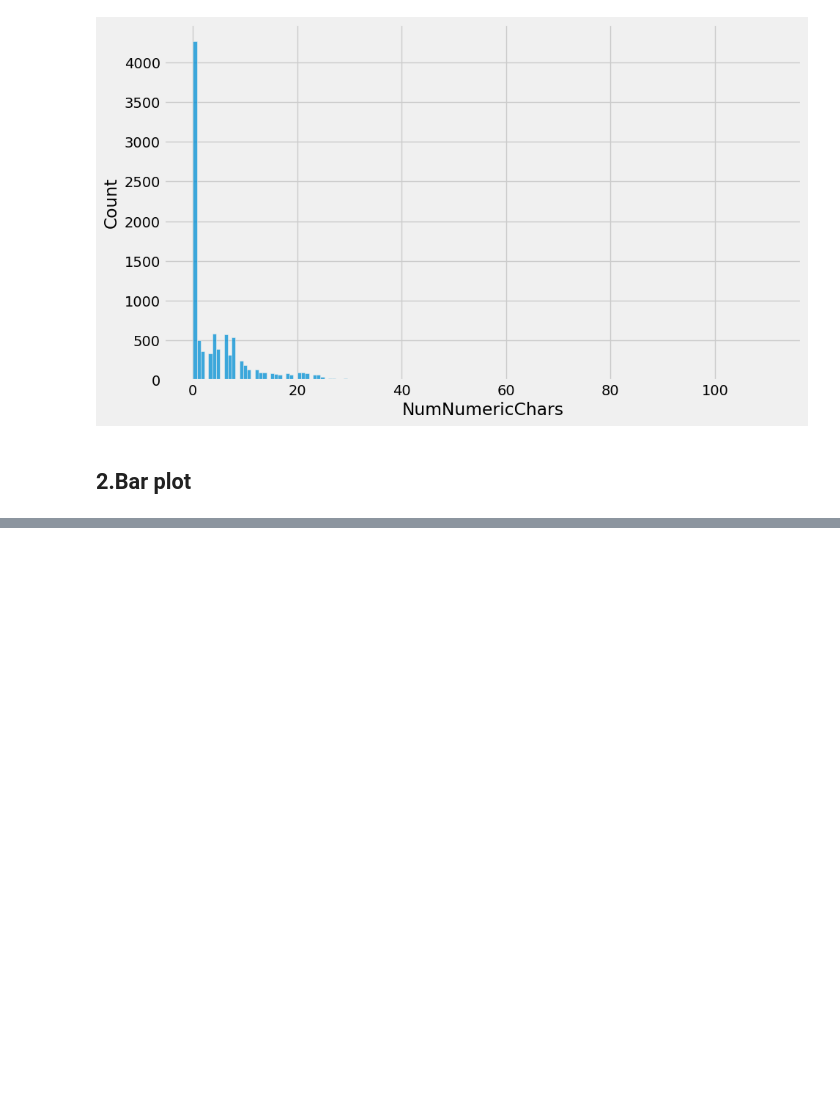
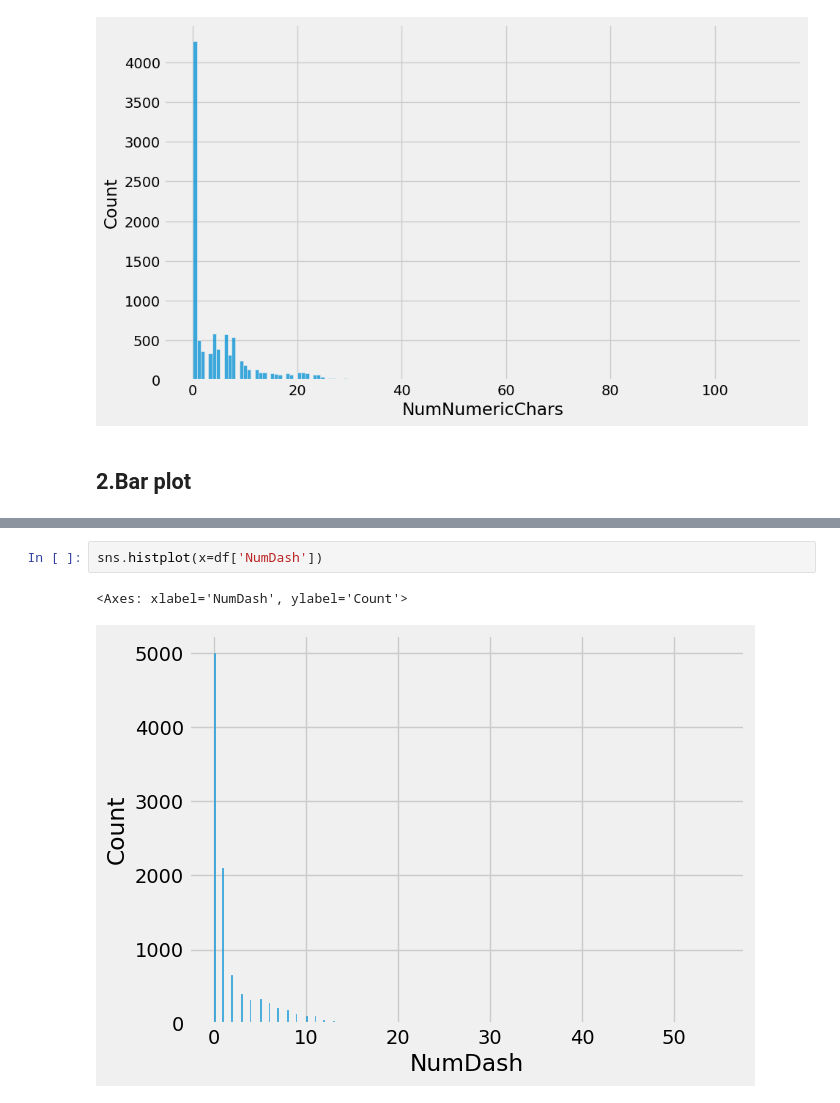
Before and after one commit to QaziSaim/Phishing-Domain-Detection, a Jupyter notebook: notebook/PhishingClassifierProject.ipynb, the cells around one changed output, grey strips where cells are left out. Cells and saved outputs as stored; diff of their text form; blank space fills up the shorter version.

```diff
--- a/notebook/PhishingClassifierProject.ipynb
+++ b/notebook/PhishingClassifierProject.ipynb
@@ -415,0 +460,5 @@ sns.histplot(df["NumNumericChars"])
+# %%
+sns.histplot(x=df['NumDash'])
+# %% [output]
+<Axes: xlabel='NumDash', ylabel='Count'>
+[figure, added]
```
Also changed, not shown: parts of 6 cells of this notebook.
